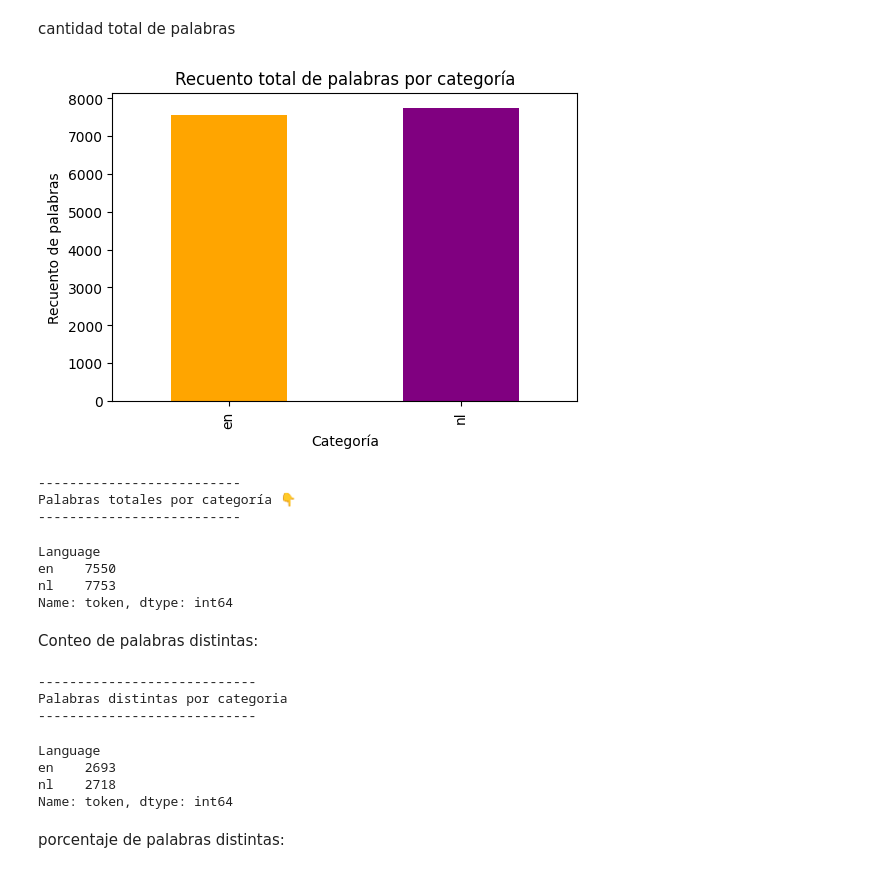
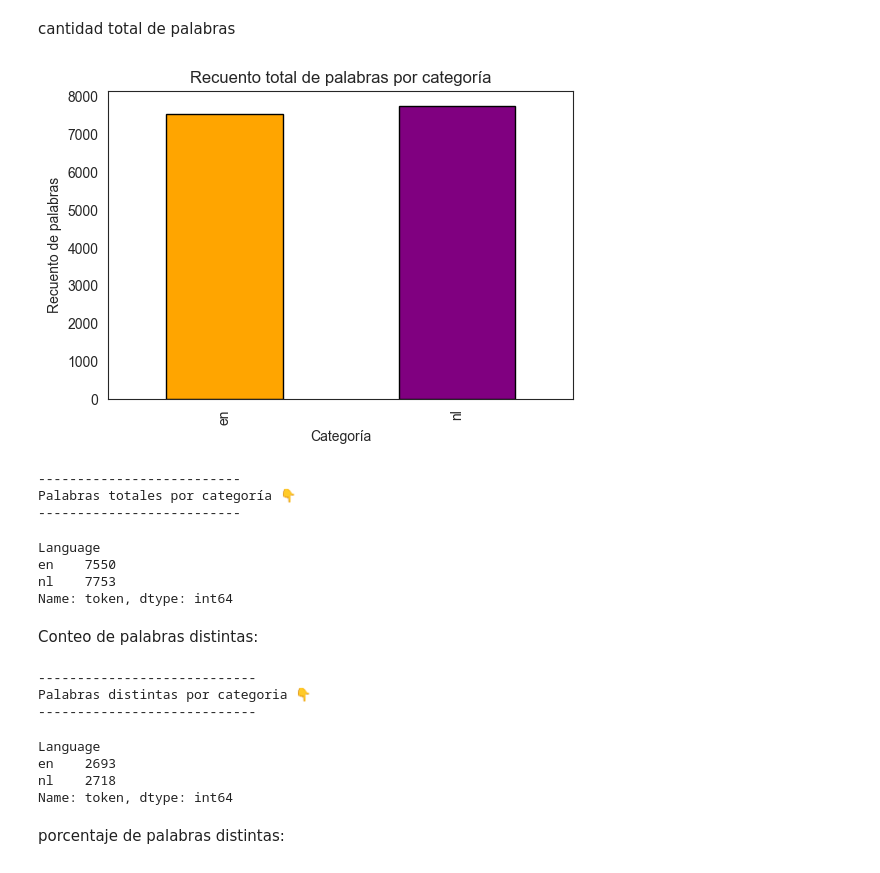
Before and after one commit to victor291201/TextCassifier-DeepLearning, a Jupyter notebook: main.ipynb, the cells around one changed output. Saved outputs shown, nothing was run; the diff lists cells and outputs as text; code cells hidden in the pictures.

```diff
--- a/main.ipynb
+++ b/main.ipynb
@@ -186,26 +195,25 @@ plt.show()
 # %% [markdown]
 cantidad total de palabras
 # %%
-#@title Recuento total de palabras por categoría
 word_count = textFinal.groupby('Language')['token'].count()
 
 # Crear la tabla gráfica
 fig, ax = plt.subplots(figsize=(6, 4))
-colors = ['orange', 'purple']  # Colores para las categorías 'rotten' y 'fresh'
-word_count.plot(kind='bar', ax=ax, color=colors)
+colors = ['orange', 'purple']  # Colores para las categorías 'ingles' y 'holandes'
+word_count.plot(kind='bar', ax=ax, color=colors, edgecolor = 'black', linewidth = 1)
 ax.set_xlabel('Categoría')
 ax.set_ylabel('Recuento de palabras')
 ax.set_title('Recuento total de palabras por categoría')
 
 # Mostrar la tabla gráfica
 plt.show()
 
 print('--------------------------')
 print('Palabras totales por categoría 👇')
 print('--------------------------')
 textFinal.groupby(by='Language')['token'].count()
 # %% [output]
-[figure, old version]
+[figure, new version]
 --------------------------
 Palabras totales por categoría 👇
 --------------------------
@@ -217,12 +225,12 @@ Name: token, dtype: int64
 Conteo de palabras distintas:
 # %%
 print('----------------------------')
-print('Palabras distintas por categoria')
+print('Palabras distintas por categoria 👇')
 print('----------------------------')
 textFinal.groupby(by='Language')['token'].nunique()
 # %% [output]
 ----------------------------
-Palabras distintas por categoria
+Palabras distintas por categoria 👇
 ----------------------------
 Language
 en    2693
```
Also changed, not shown: parts of 58 cells of this notebook, 1 other file.
